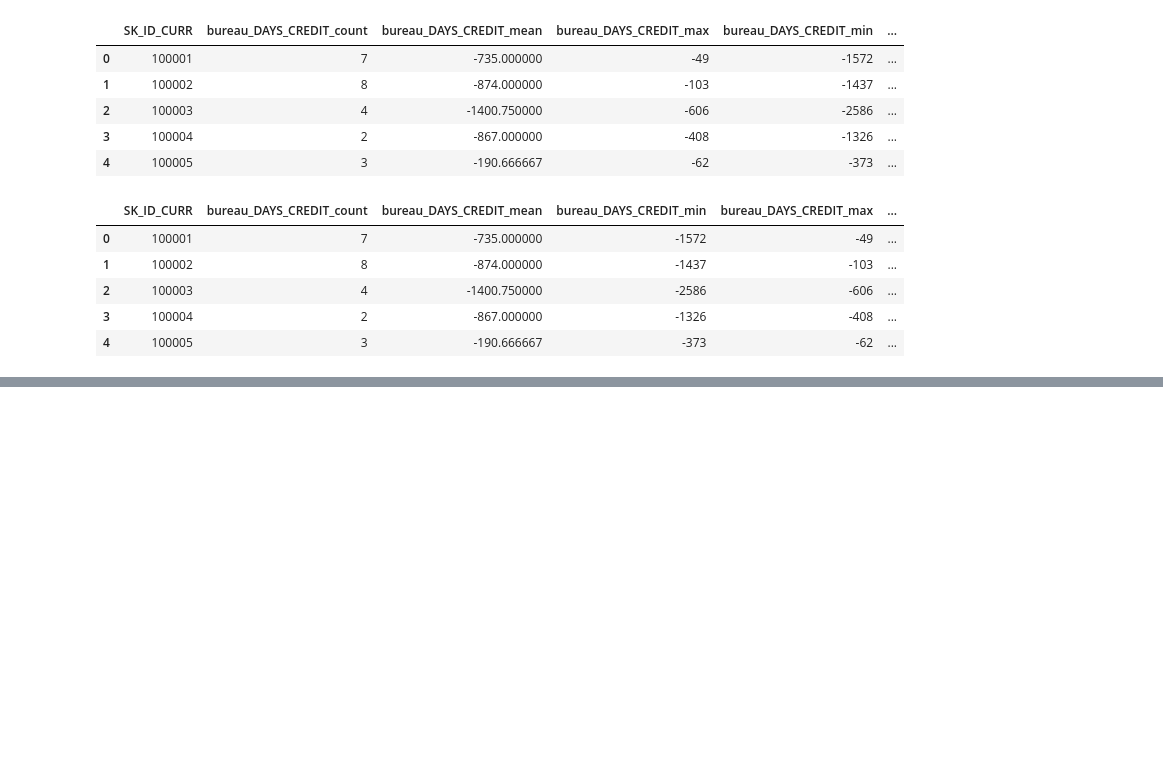
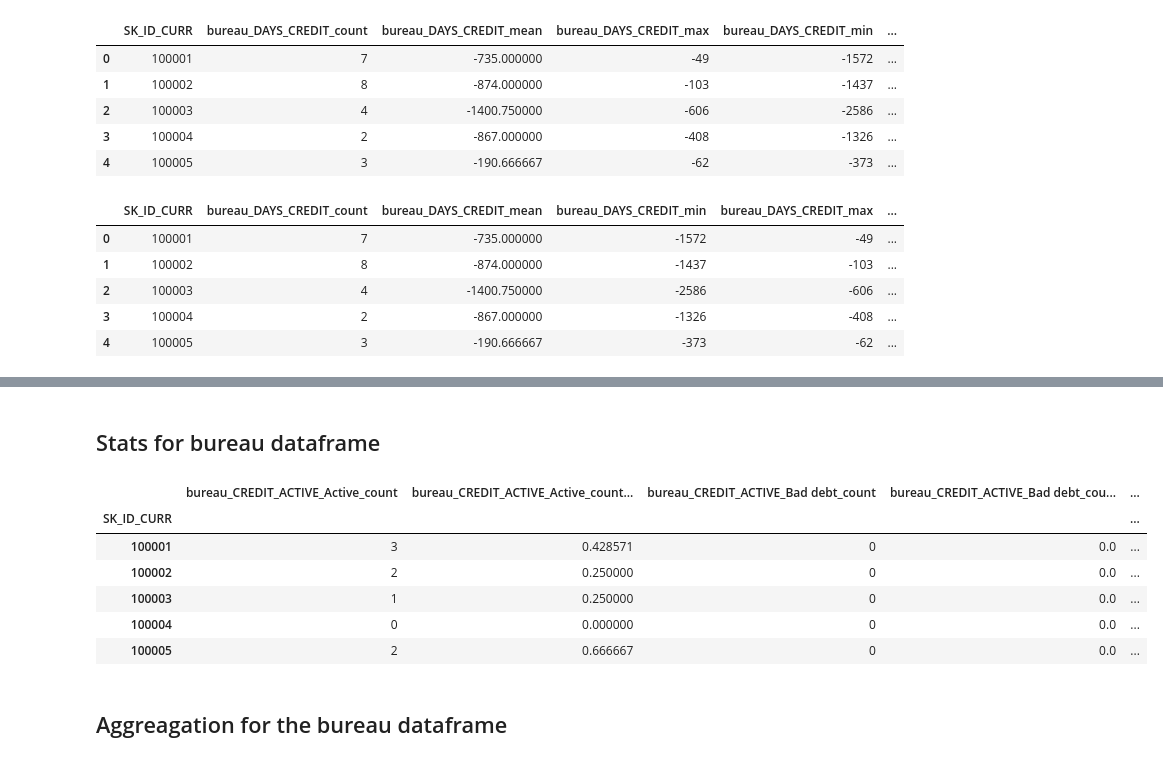
Before and after one commit to salma71/home_credit_risk, a Jupyter notebook: notebooks/KBF_engineering/credit_risk_part#2.ipynb, the cells around one changed output, grey strips where cells are left out. Drawn from its saved outputs; the diff is of its cells as text; code cells hidden in the pictures; blank space fills up the shorter version.

```diff
--- a/notebooks/KBF_engineering/credit_risk_part#2.ipynb
+++ b/notebooks/KBF_engineering/credit_risk_part#2.ipynb
@@ -324,0 +435,6 @@ bureau_agg.head()
+# %%
+# read a new copy of the data
+
+train = pd.read_csv('../input/home-credit-default-risk/application_train.csv')
+bureau = pd.read_csv('../input/home-credit-default-risk/bureau.csv')
+bureau_balance = pd.read_csv('../input/home-credit-default-risk/bureau_balance.csv')
@@ -324,0 +450,16 @@ bureau_agg.head()
+# %% [markdown]
+## Stats for bureau dataframe
+# %%
+bureau_counts = process_categorical(df = bureau, group_var = 'SK_ID_CURR', col_name = 'bureau')
+
+bureau_counts.head()
+# %% [output]
+|  | bureau_CREDIT_ACTIVE_Active_count | bureau_CREDIT_ACTIVE_Active_count... | bureau_CREDIT_ACTIVE_Bad debt_count | bureau_CREDIT_ACTIVE_Bad debt_cou... | ... |
+| SK_ID_CURR |  |  |  |  | ... |
+| 100001 | 3 | 0.428571 | 0 | 0.0 | ... |
+| 100002 | 2 | 0.250000 | 0 | 0.0 | ... |
+| 100003 | 1 | 0.250000 | 0 | 0.0 | ... |
+| 100004 | 0 | 0.000000 | 0 | 0.0 | ... |
+| 100005 | 2 | 0.666667 | 0 | 0.0 | ... |
+# %% [markdown]
+## Aggreagation for the bureau dataframe
```
Also changed, not shown: parts of 40 cells of this notebook.
